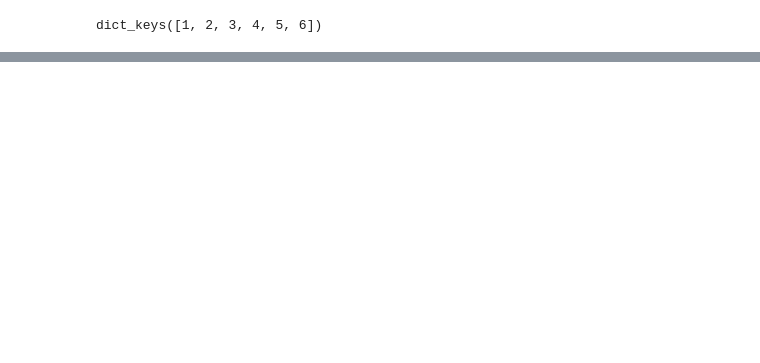
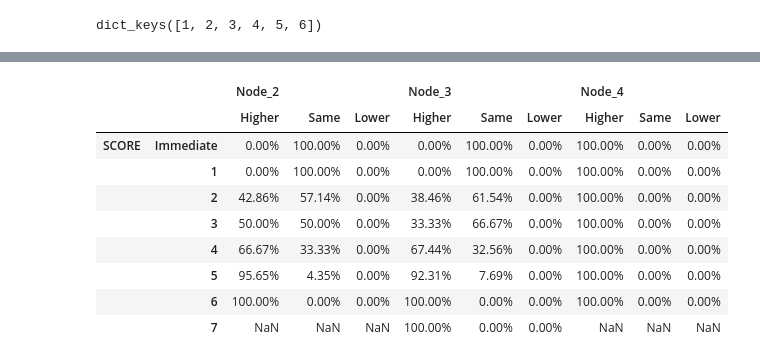
Before and after one commit to rovenr12/MCTS_Visualisation_Web, a Jupyter notebook: plotly_test.ipynb, the cells around one changed output, grey strips where cells are left out. Cells and saved outputs as stored; diff of their text form; code cells hidden in the pictures; blank space fills up the shorter version.

```diff
--- a/plotly_test.ipynb
+++ b/plotly_test.ipynb
@@ -72,0 +151,13 @@ fig.show()
+# %%
+test_df.loc[test_df.index.get_level_values(0) == 'SCORE']
+# %% [output]
+|  |  | Node_2 |  |  | Node_3 |  |  | Node_4 |  |  |
+|  |  | Higher | Same | Lower | Higher | Same | Lower | Higher | Same | Lower |
+| SCORE | Immediate | 0.00% | 100.00% | 0.00% | 0.00% | 100.00% | 0.00% | 100.00% | 0.00% | 0.00% |
+|  | 1 | 0.00% | 100.00% | 0.00% | 0.00% | 100.00% | 0.00% | 100.00% | 0.00% | 0.00% |
+|  | 2 | 42.86% | 57.14% | 0.00% | 38.46% | 61.54% | 0.00% | 100.00% | 0.00% | 0.00% |
+|  | 3 | 50.00% | 50.00% | 0.00% | 33.33% | 66.67% | 0.00% | 100.00% | 0.00% | 0.00% |
+|  | 4 | 66.67% | 33.33% | 0.00% | 67.44% | 32.56% | 0.00% | 100.00% | 0.00% | 0.00% |
+|  | 5 | 95.65% | 4.35% | 0.00% | 92.31% | 7.69% | 0.00% | 100.00% | 0.00% | 0.00% |
+|  | 6 | 100.00% | 0.00% | 0.00% | 100.00% | 0.00% | 0.00% | 100.00% | 0.00% | 0.00% |
+|  | 7 | NaN | NaN | NaN | 100.00% | 0.00% | 0.00% | NaN | NaN | NaN |
```
Also changed, not shown: parts of 6 cells of this notebook, 1 other file.
